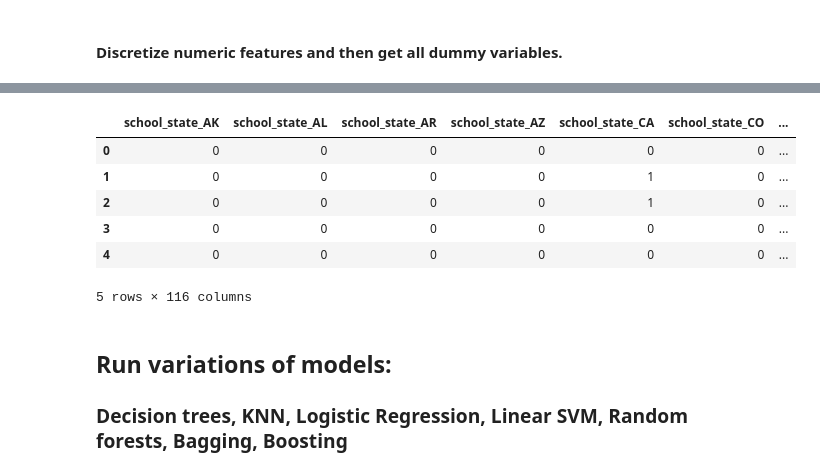
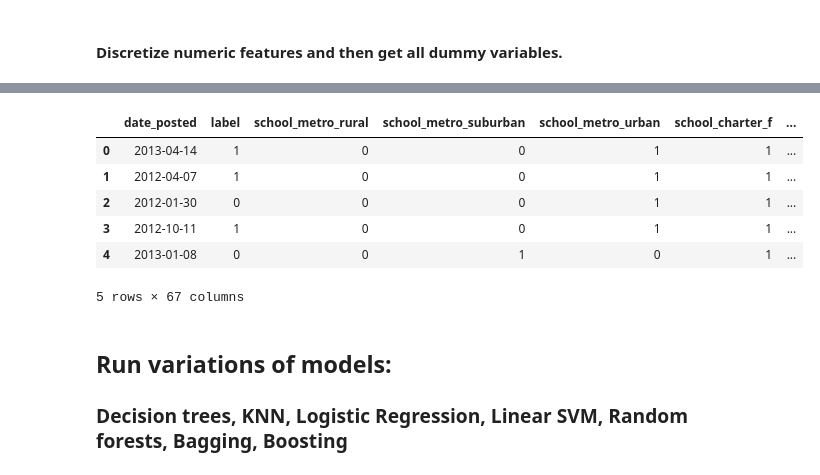
Before and after one commit to laurenjli/ml-pubpol, a Jupyter notebook: hw3/hw3_analysis.ipynb, the cells around one changed output, grey strips where cells are left out. Saved outputs shown, nothing was run; the diff lists cells and outputs as text; code cells hidden in the pictures.

```diff
--- a/hw3/hw3_analysis.ipynb
+++ b/hw3/hw3_analysis.ipynb
@@ -208,14 +222,6 @@ file = './data/projects_2012_2013.csv'
 df = pp.load_csv(file)
 # %% [markdown]
 ## Data transformations
-# %%
-import ml_pipeline as pp
-import pandas as pd
-import datetime as dt
-import numpy as np
-import monthdelta as md
-file = './data/projects_2012_2013.csv'
-df = pp.load_csv(file)
 # %% [markdown]
 ### Helper functions for hw3 specific data
 # %%
@@ -298,7 +304,7 @@ df = pp.create_label(df, pred_time=60)
 # %% [markdown]
 ## Selecting features and cleaning
 # %%
-feature_cols=['school_state', 'school_metro','school_charter', 'school_magnet', 'primary_focus_subject', 'primary_focus_area', 'resource_type', 'poverty_level', 'grade_level', 'total_price_including_optional_support', 'students_reached', 'eligible_double_your_impact_match']
+feature_cols=['school_metro','school_charter', 'school_magnet', 'primary_focus_subject', 'primary_focus_area', 'resource_type', 'poverty_level', 'grade_level', 'total_price_including_optional_support', 'students_reached', 'eligible_double_your_impact_match', 'date_posted', 'label']
 sel = df[feature_cols].copy()
 sel.head()
 # %% [output]
@@ -326,7 +332,7 @@ students_reached
 # %%
 cat_cols = ['school_metro','primary_focus_subject','primary_focus_area','resource_type','grade_level']
 for x in cat_cols:
-    sel = pp.na_fill_col(sel, x , most_freq)
+    sel = pp.na_fill_col(sel, x , pp.most_freq)
 # %% [markdown]
 #### Impute missing numerical variable (students_reached) with the median value because there are outliers affecting the mean.
 # %%
@@ -381,0 +369,4 @@ dtype: object
+# %%
+col_to_binary = list(df_discr.columns)
+col_to_binary.remove('label')
+col_to_binary.remove('date_posted')
@@ -382,15 +387,15 @@ dtype: object
 # %%
 # turn variables into dummies
-df_final = pp.feat_binary(df_discr, df_discr.columns)
+df_final = pp.feat_binary(df_discr, col_to_binary)
 df_final.head()
 # %% [output]
-|  | school_state_AK | school_state_AL | school_state_AR | school_state_AZ | school_state_CA | school_state_CO | ... |
-| 0 | 0 | 0 | 0 | 0 | 0 | 0 | ... |
-| 1 | 0 | 0 | 0 | 0 | 1 | 0 | ... |
-| 2 | 0 | 0 | 0 | 0 | 1 | 0 | ... |
-| 3 | 0 | 0 | 0 | 0 | 0 | 0 | ... |
-| 4 | 0 | 0 | 0 | 0 | 0 | 0 | ... |
+|  | date_posted | label | school_metro_rural | school_metro_suburban | school_metro_urban | school_charter_f | ... |
+| 0 | 2013-04-14 | 1 | 0 | 0 | 1 | 1 | ... |
+| 1 | 2012-04-07 | 1 | 0 | 0 | 1 | 1 | ... |
+| 2 | 2012-01-30 | 0 | 0 | 0 | 1 | 1 | ... |
+| 3 | 2012-10-11 | 1 | 0 | 0 | 1 | 1 | ... |
+| 4 | 2013-01-08 | 0 | 0 | 1 | 0 | 1 | ... |
-5 rows × 116 columns
+5 rows × 67 columns
 # %% [markdown]
 ## Run variations of models:
 ### Decision trees, KNN, Logistic Regression, Linear SVM, Random forests, Bagging, Boosting
```
Also changed, not shown: parts of 20 cells of this notebook, 1 other file.
